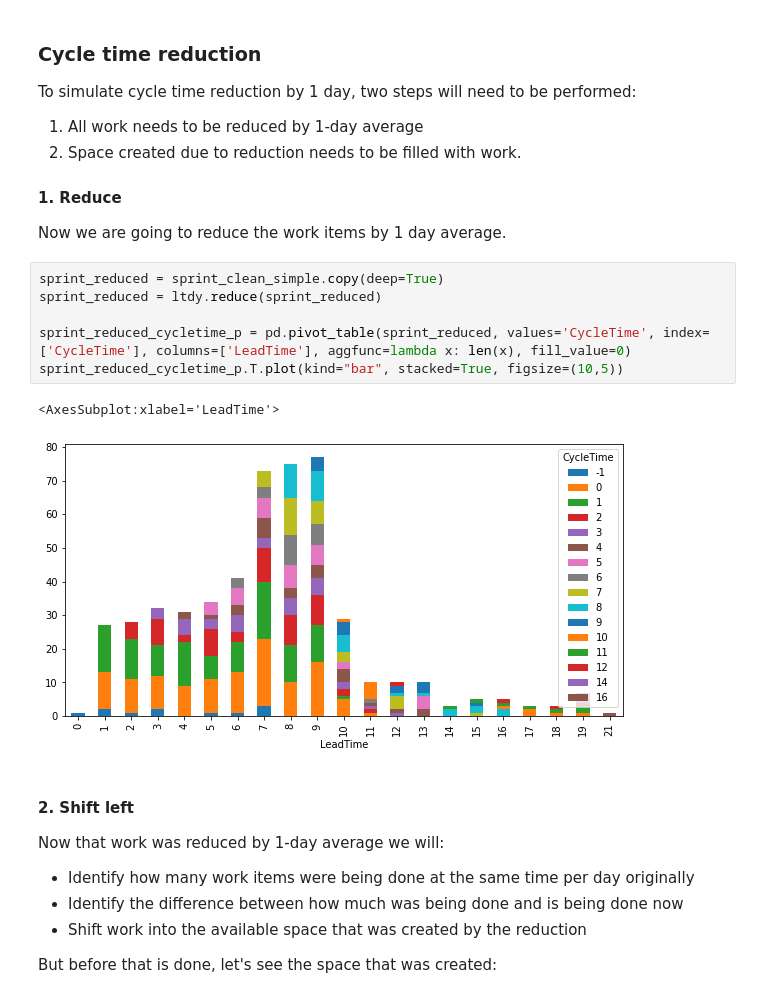
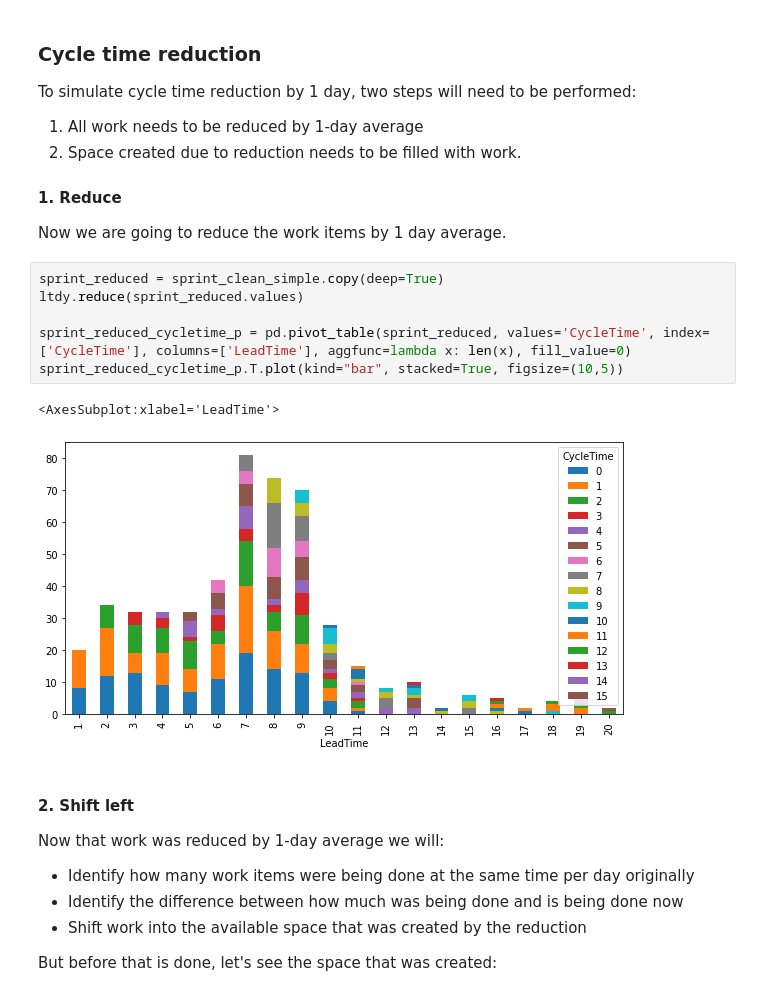
Before and after one commit to zkavtaskin/Lead-Time-Driven-Delivery-Simulation, a Jupyter notebook: Notebook/LeadTimeDynamics.ipynb, the cells around one changed output. Drawn from its saved outputs; the diff is of its cells as text.

```diff
--- a/Notebook/LeadTimeDynamics.ipynb
+++ b/Notebook/LeadTimeDynamics.ipynb
@@ -107,13 +107,13 @@ To simulate cycle time reduction by 1 day, two steps will need to be performed:
 Now we are going to reduce the work items by 1 day average.
 # %%
 sprint_reduced = sprint_clean_simple.copy(deep=True)
-sprint_reduced = ltdy.reduce(sprint_reduced)
+ltdy.reduce(sprint_reduced.values)
 
 sprint_reduced_cycletime_p = pd.pivot_table(sprint_reduced, values='CycleTime', index=['CycleTime'], columns=['LeadTime'], aggfunc=lambda x: len(x), fill_value=0)
 sprint_reduced_cycletime_p.T.plot(kind="bar", stacked=True, figsize=(10,5))
 # %% [output]
 <AxesSubplot:xlabel='LeadTime'>
-[figure, old version]
+[figure, new version]
 # %% [markdown]
 #### 2. Shift left
 Now that work was reduced by 1-day average we will:
```
Also changed, not shown: parts of 12 cells of this notebook, 1 other file.
